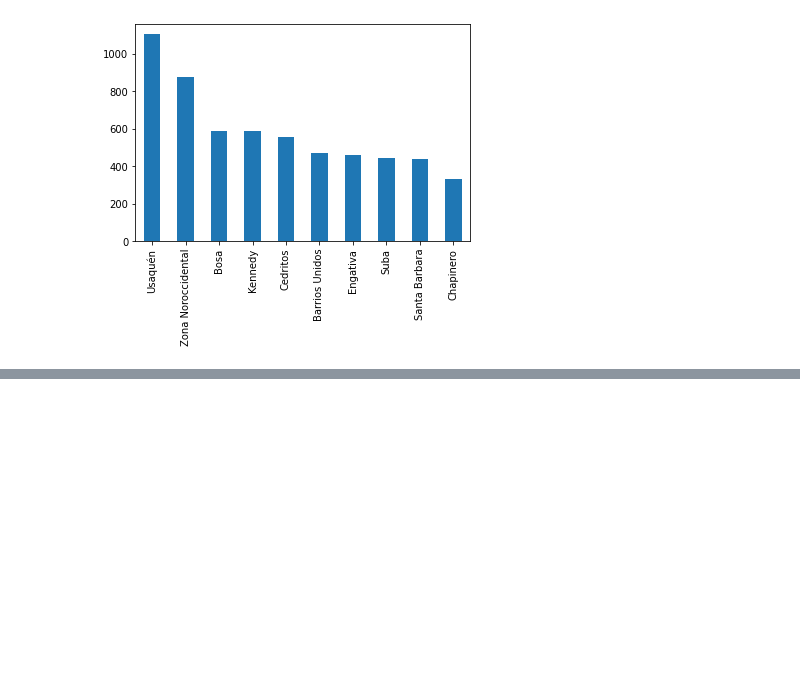
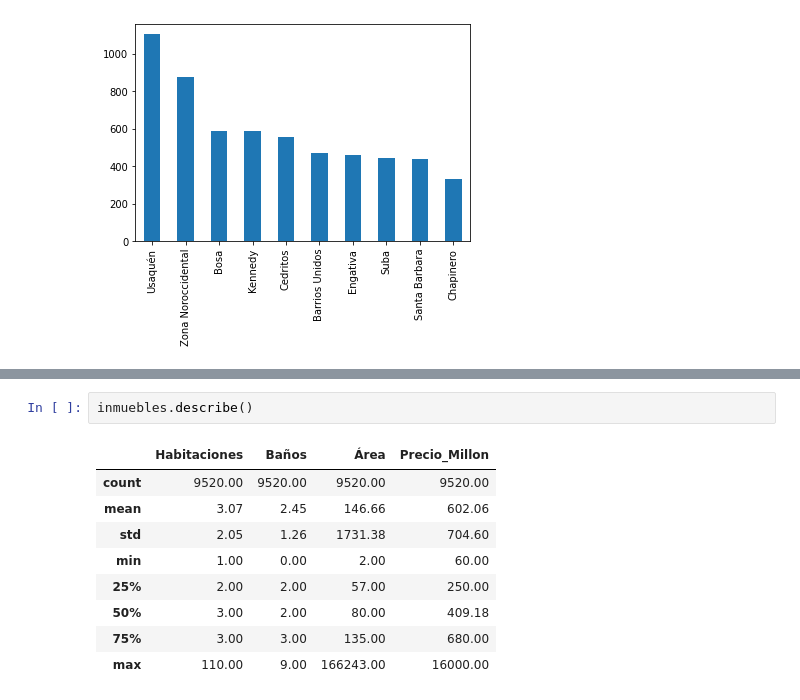
Before and after one commit to FernandoDz/Inmersion-de-Datos, a Jupyter notebook: InmersionDatos.ipynb, the cells around one changed output, grey strips where cells are left out. Drawn from its saved outputs; the diff is of its cells as text; blank space fills up the shorter version.

```diff
--- a/InmersionDatos.ipynb
+++ b/InmersionDatos.ipynb
@@ -156,0 +277,12 @@ inmuebles_barrio.head(10).plot.bar()
+# %%
+inmuebles.describe()
+# %% [output]
+|  | Habitaciones | Baños | Área | Precio_Millon |
+| count | 9520.00 | 9520.00 | 9520.00 | 9520.00 |
+| mean | 3.07 | 2.45 | 146.66 | 602.06 |
+| std | 2.05 | 1.26 | 1731.38 | 704.60 |
+| min | 1.00 | 0.00 | 2.00 | 60.00 |
+| 25% | 2.00 | 2.00 | 57.00 | 250.00 |
+| 50% | 3.00 | 2.00 | 80.00 | 409.18 |
+| 75% | 3.00 | 3.00 | 135.00 | 680.00 |
+| max | 110.00 | 9.00 | 166243.00 | 16000.00 |
```
Also changed, not shown: parts of 17 cells of this notebook.
